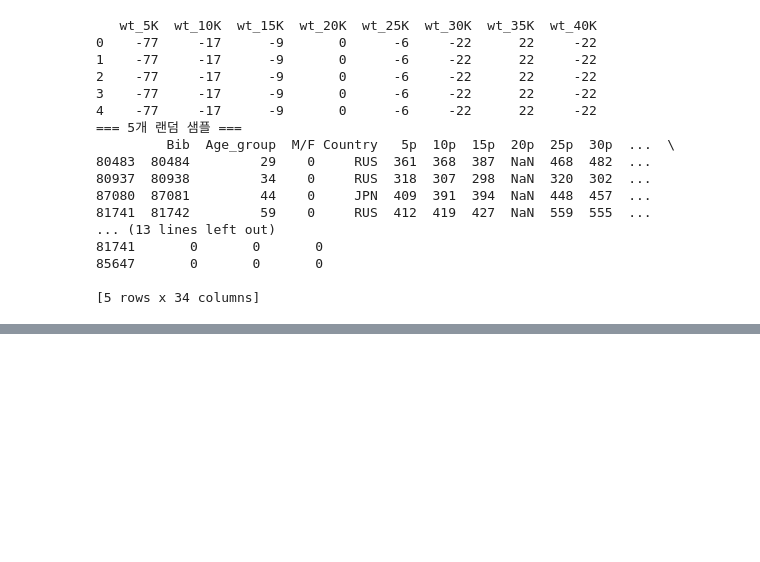
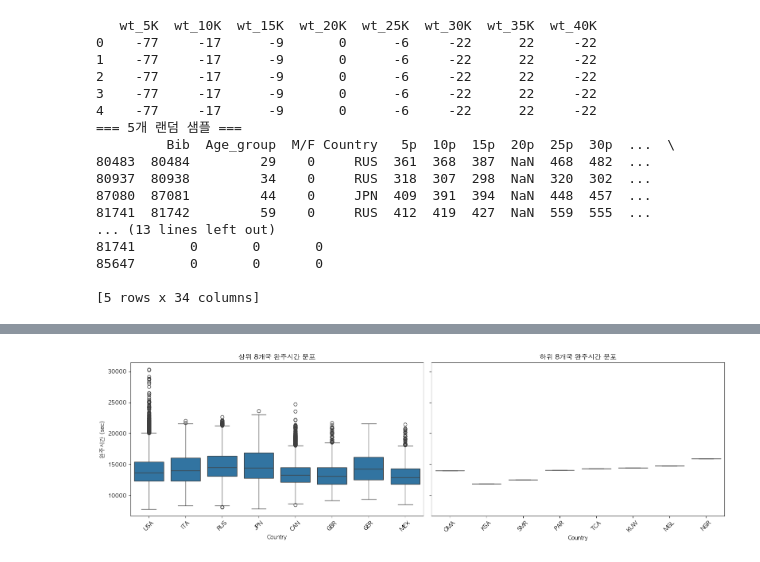
Before and after one commit to YUNSO99/TJ, a Jupyter notebook: analysis_1.ipynb, the cells around one changed output, grey strips where cells are left out. Drawn from its saved outputs; the diff is of its cells as text; code cells hidden in the pictures; blank space fills up the shorter version.

```diff
--- a/analysis_1.ipynb
+++ b/analysis_1.ipynb
@@ -149,0 +214,33 @@ print(non_b_sample)
+# %%
+#3-2. 국가(Country)별 완주 기록 차이 (상하위)
+# 1) 상위 8개국 / 하위 8개국 리스트 생성
+country_counts = df['Country'].value_counts()
+top8    = country_counts.index[:8]
+bottom8 = country_counts.index[-8:]
+
+# 2) 플롯 그리기
+fig, axes = plt.subplots(1, 2, figsize=(16, 5), sharey=True)
+
+# 상위 8개국
+sns.boxplot(
+    data=df[df['Country'].isin(top8)],
+    x='Country', y='Final_Time',
+    ax=axes[0]
+)
+axes[0].set_title('상위 8개국 완주시간 분포')
+axes[0].tick_params(axis='x', rotation=45)
+axes[0].set_ylabel('완주시간 (sec)')
+
+# 하위 8개국
+sns.boxplot(
+    data=df[df['Country'].isin(bottom8)],
+    x='Country', y='Final_Time',
+    ax=axes[1]
+)
+axes[1].set_title('하위 8개국 완주시간 분포')
+axes[1].tick_params(axis='x', rotation=45)
+
+plt.tight_layout()
+plt.show()
+# %% [output]
+[figure, added]
```
Also changed, not shown: parts of 13 cells of this notebook.
